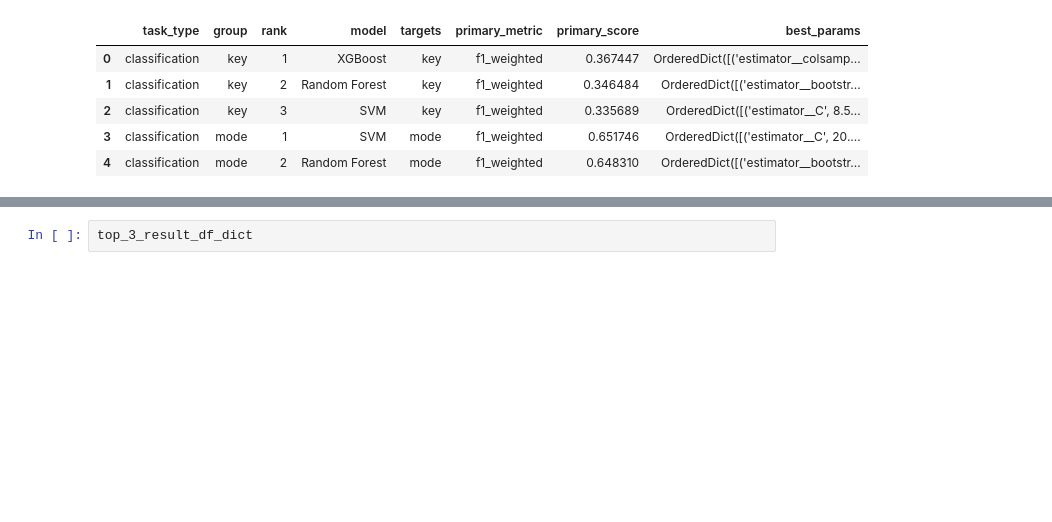
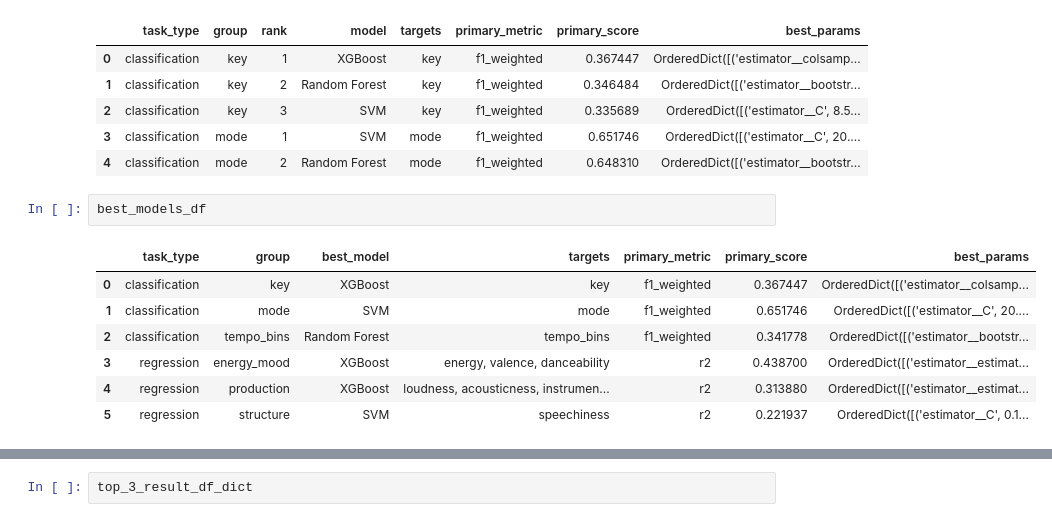
Before and after one commit to Academic-Projects-2025/Music-recommendation-system, a Jupyter notebook: notebooks/audio_ext.ipynb, the cells around one changed output, grey strips where cells are left out. Cells and saved outputs as stored; diff of their text form; blank space fills up the shorter version.

Commit message:
making a robust hybrid model

```diff
--- a/notebooks/audio_ext.ipynb
+++ b/notebooks/audio_ext.ipynb
@@ -1634,3 +1634,13 @@ Found 18 top models across 6 groups
 | 2 | classification | key | 3 | SVM | key | f1_weighted | 0.335689 | OrderedDict([('estimator__C', 8.5... |
 | 3 | classification | mode | 1 | SVM | mode | f1_weighted | 0.651746 | OrderedDict([('estimator__C', 20.... |
 | 4 | classification | mode | 2 | Random Forest | mode | f1_weighted | 0.648310 | OrderedDict([('estimator__bootstr... |
+# %%
+best_models_df
+# %% [output]
+|  | task_type | group | best_model | targets | primary_metric | primary_score | best_params |
+| 0 | classification | key | XGBoost | key | f1_weighted | 0.367447 | OrderedDict([('estimator__colsamp... |
+| 1 | classification | mode | SVM | mode | f1_weighted | 0.651746 | OrderedDict([('estimator__C', 20.... |
+| 2 | classification | tempo_bins | Random Forest | tempo_bins | f1_weighted | 0.341778 | OrderedDict([('estimator__bootstr... |
+| 3 | regression | energy_mood | XGBoost | energy, valence, danceability | r2 | 0.438700 | OrderedDict([('estimator__estimat... |
+| 4 | regression | production | XGBoost | loudness, acousticness, instrumen... | r2 | 0.313880 | OrderedDict([('estimator__estimat... |
+| 5 | regression | structure | SVM | speechiness | r2 | 0.221937 | OrderedDict([('estimator__C', 0.1... |
```
Also changed, not shown: parts of 7 cells of this notebook.
